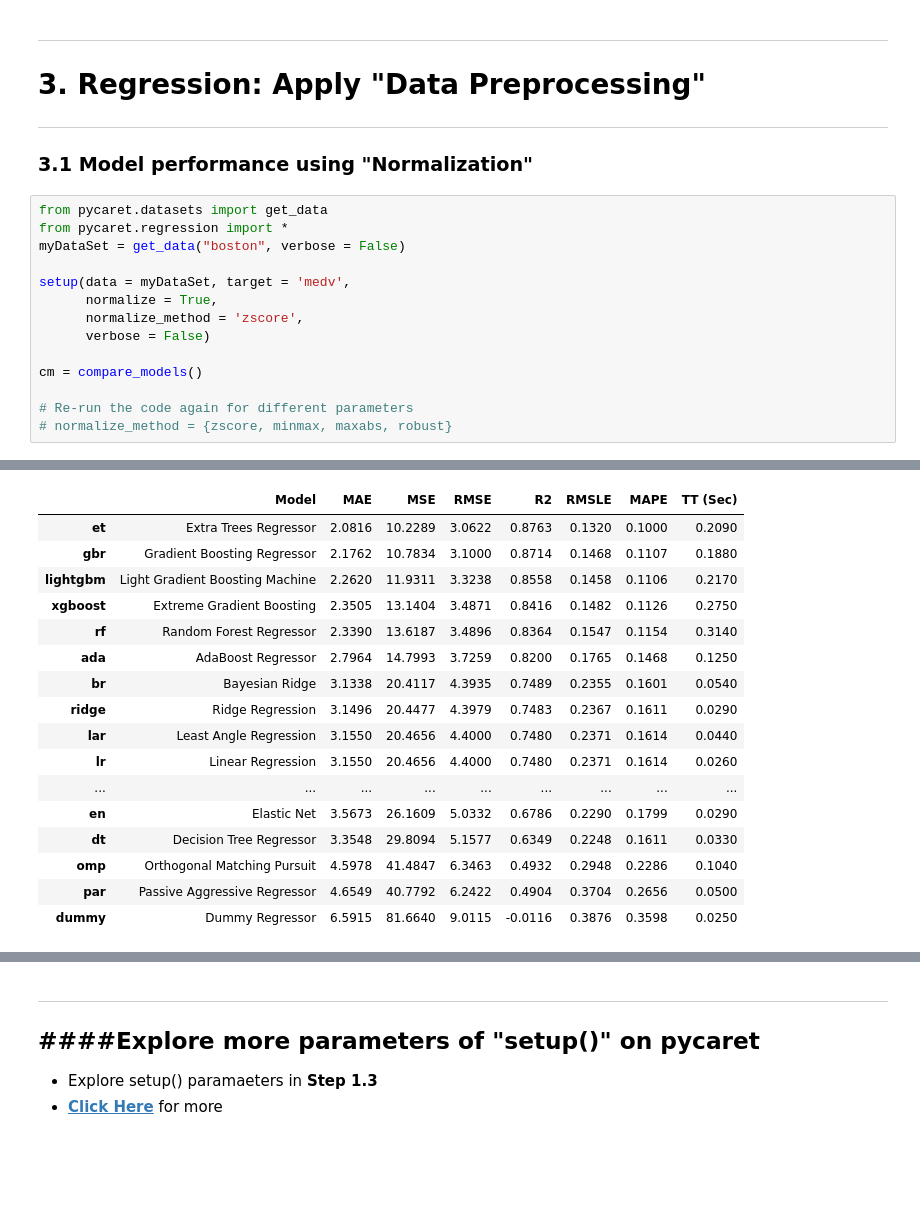
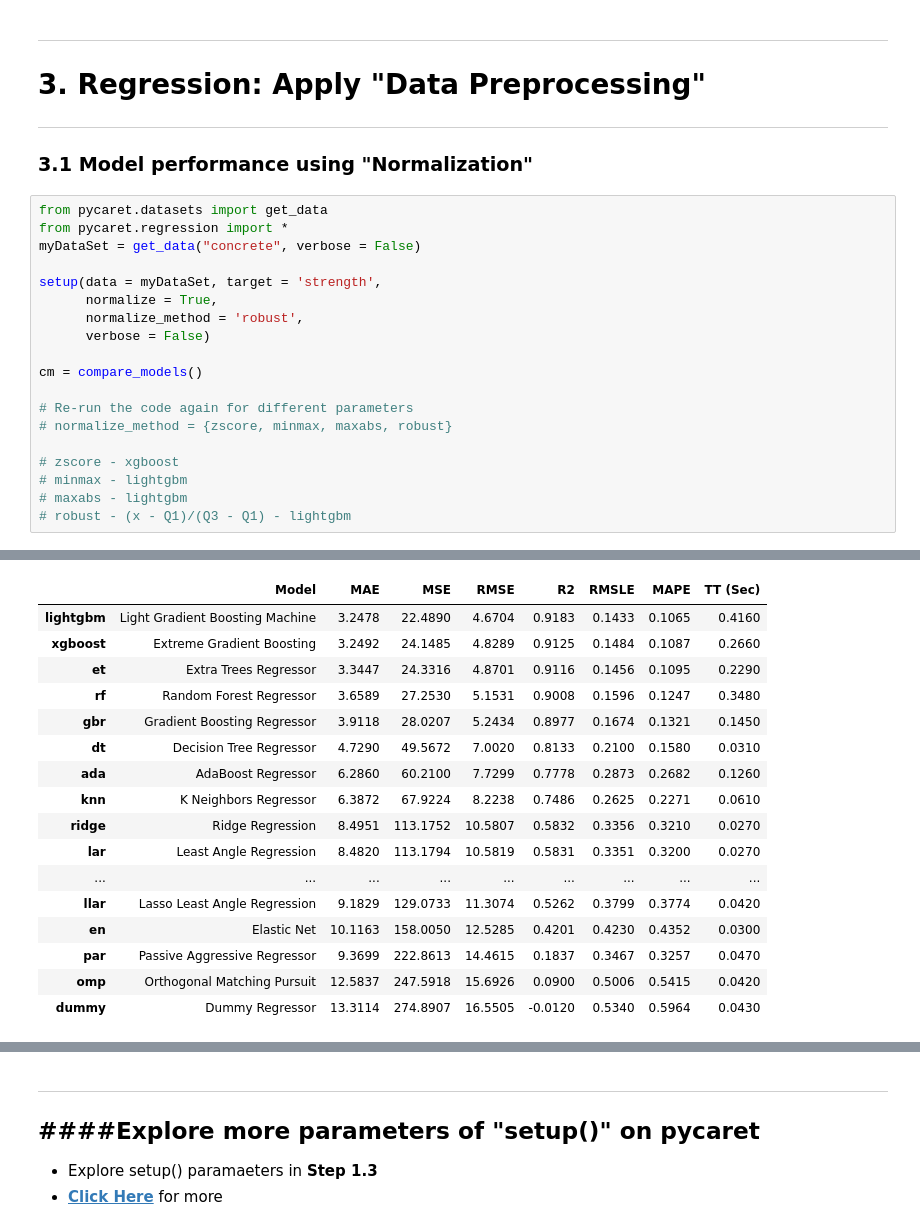
Before and after one commit to udaysharma1501/Exploring-Pycaret, a Jupyter notebook: Exploring_pycaret_with_Regression.ipynb, the cells around one changed output, grey strips where cells are left out. Cells and saved outputs as stored; diff of their text form; blank space fills up the shorter version.

```diff
--- a/Exploring_pycaret_with_Regression.ipynb
+++ b/Exploring_pycaret_with_Regression.ipynb
@@ -235,36 +234,41 @@ import pandas as pd
 # %%
 from pycaret.datasets import get_data
 from pycaret.regression import *
-myDataSet = get_data("boston", verbose = False)
+myDataSet = get_data("concrete", verbose = False)
 
-setup(data = myDataSet, target = 'medv',
+setup(data = myDataSet, target = 'strength',
       normalize = True,
-      normalize_method = 'zscore',
+      normalize_method = 'robust',
       verbose = False)
 
 cm = compare_models()
 
 # Re-run the code again for different parameters
 # normalize_method = {zscore, minmax, maxabs, robust}
+
+# zscore - xgboost
+# minmax - lightgbm
+# maxabs - lightgbm
+# robust - (x - Q1)/(Q3 - Q1) - lightgbm
 # %% [output]
 [interactive output not drawn]
 |  | Model | MAE | MSE | RMSE | R2 | RMSLE | MAPE | TT (Sec) |
-| et | Extra Trees Regressor | 2.0816 | 10.2289 | 3.0622 | 0.8763 | 0.1320 | 0.1000 | 0.2090 |
-| gbr | Gradient Boosting Regressor | 2.1762 | 10.7834 | 3.1000 | 0.8714 | 0.1468 | 0.1107 | 0.1880 |
-| lightgbm | Light Gradient Boosting Machine | 2.2620 | 11.9311 | 3.3238 | 0.8558 | 0.1458 | 0.1106 | 0.2170 |
-| xgboost | Extreme Gradient Boosting | 2.3505 | 13.1404 | 3.4871 | 0.8416 | 0.1482 | 0.1126 | 0.2750 |
-| rf | Random Forest Regressor | 2.3390 | 13.6187 | 3.4896 | 0.8364 | 0.1547 | 0.1154 | 0.3140 |
-| ada | AdaBoost Regressor | 2.7964 | 14.7993 | 3.7259 | 0.8200 | 0.1765 | 0.1468 | 0.1250 |
-| br | Bayesian Ridge | 3.1338 | 20.4117 | 4.3935 | 0.7489 | 0.2355 | 0.1601 | 0.0540 |
-| ridge | Ridge Regression | 3.1496 | 20.4477 | 4.3979 | 0.7483 | 0.2367 | 0.1611 | 0.0290 |
-| lar | Least Angle Regression | 3.1550 | 20.4656 | 4.4000 | 0.7480 | 0.2371 | 0.1614 | 0.0440 |
-| lr | Linear Regression | 3.1550 | 20.4656 | 4.4000 | 0.7480 | 0.2371 | 0.1614 | 0.0260 |
+| lightgbm | Light Gradient Boosting Machine | 3.2478 | 22.4890 | 4.6704 | 0.9183 | 0.1433 | 0.1065 | 0.4160 |
+| xgboost | Extreme Gradient Boosting | 3.2492 | 24.1485 | 4.8289 | 0.9125 | 0.1484 | 0.1087 | 0.2660 |
+| et | Extra Trees Regressor | 3.3447 | 24.3316 | 4.8701 | 0.9116 | 0.1456 | 0.1095 | 0.2290 |
+| rf | Random Forest Regressor | 3.6589 | 27.2530 | 5.1531 | 0.9008 | 0.1596 | 0.1247 | 0.3480 |
+| gbr | Gradient Boosting Regressor | 3.9118 | 28.0207 | 5.2434 | 0.8977 | 0.1674 | 0.1321 | 0.1450 |
+| dt | Decision Tree Regressor | 4.7290 | 49.5672 | 7.0020 | 0.8133 | 0.2100 | 0.1580 | 0.0310 |
+| ada | AdaBoost Regressor | 6.2860 | 60.2100 | 7.7299 | 0.7778 | 0.2873 | 0.2682 | 0.1260 |
+| knn | K Neighbors Regressor | 6.3872 | 67.9224 | 8.2238 | 0.7486 | 0.2625 | 0.2271 | 0.0610 |
+| ridge | Ridge Regression | 8.4951 | 113.1752 | 10.5807 | 0.5832 | 0.3356 | 0.3210 | 0.0270 |
+| lar | Least Angle Regression | 8.4820 | 113.1794 | 10.5819 | 0.5831 | 0.3351 | 0.3200 | 0.0270 |
 | ... | ... | ... | ... | ... | ... | ... | ... | ... |
-| en | Elastic Net | 3.5673 | 26.1609 | 5.0332 | 0.6786 | 0.2290 | 0.1799 | 0.0290 |
-| dt | Decision Tree Regressor | 3.3548 | 29.8094 | 5.1577 | 0.6349 | 0.2248 | 0.1611 | 0.0330 |
-| omp | Orthogonal Matching Pursuit | 4.5978 | 41.4847 | 6.3463 | 0.4932 | 0.2948 | 0.2286 | 0.1040 |
-| par | Passive Aggressive Regressor | 4.6549 | 40.7792 | 6.2422 | 0.4904 | 0.3704 | 0.2656 | 0.0500 |
-| dummy | Dummy Regressor | 6.5915 | 81.6640 | 9.0115 | -0.0116 | 0.3876 | 0.3598 | 0.0250 |
+| llar | Lasso Least Angle Regression | 9.1829 | 129.0733 | 11.3074 | 0.5262 | 0.3799 | 0.3774 | 0.0420 |
+| en | Elastic Net | 10.1163 | 158.0050 | 12.5285 | 0.4201 | 0.4230 | 0.4352 | 0.0300 |
+| par | Passive Aggressive Regressor | 9.3699 | 222.8613 | 14.4615 | 0.1837 | 0.3467 | 0.3257 | 0.0470 |
+| omp | Orthogonal Matching Pursuit | 12.5837 | 247.5918 | 15.6926 | 0.0900 | 0.5006 | 0.5415 | 0.0420 |
+| dummy | Dummy Regressor | 13.3114 | 274.8907 | 16.5505 | -0.0120 | 0.5340 | 0.5964 | 0.0430 |
 [interactive output not drawn]
 # %% [markdown]
 ---
```
Also changed, not shown: parts of 10 cells of this notebook.
